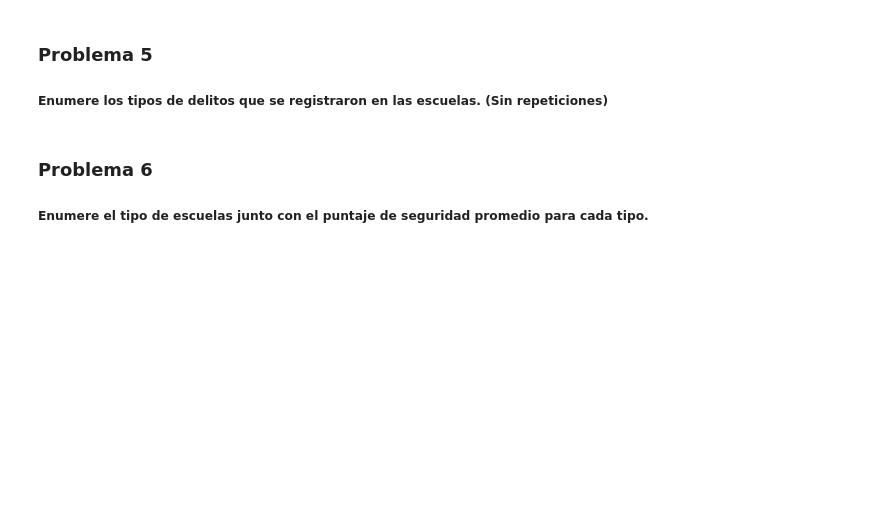
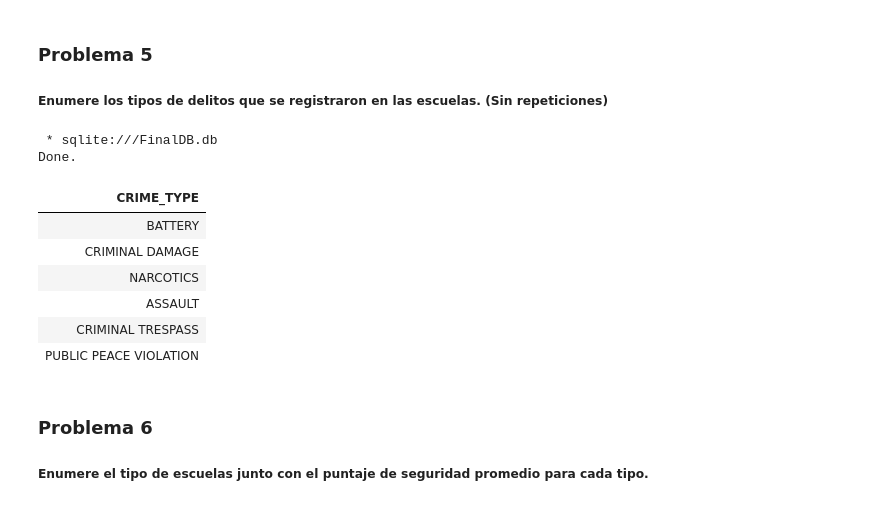
Before and after one commit to flavioaguirre/final_project_SQL_IBM, a Jupyter notebook: mod5-final-project-v2.ipynb, the cells around one changed output. Saved outputs shown, nothing was run; the diff lists cells and outputs as text; code cells hidden in the pictures; blank space fills up the shorter version.

```diff
--- a/mod5-final-project-v2.ipynb
+++ b/mod5-final-project-v2.ipynb
@@ -225,6 +242,20 @@ print(listado)
 ### Problema 5
 
 ##### Enumere los tipos de delitos que se registraron en las escuelas. (Sin repeticiones)
+# %%
+%%sql
+SELECT DISTINCT PRIMARY_TYPE AS CRIME_TYPE FROM chicago_crime_data
+WHERE LOCATION_DESCRIPTION LIKE'%SCHOOL%'
+# %% [output]
+ * sqlite:///FinalDB.db
+Done.
+| CRIME_TYPE |
+| BATTERY |
+| CRIMINAL DAMAGE |
+| NARCOTICS |
+| ASSAULT |
+| CRIMINAL TRESPASS |
+| PUBLIC PEACE VIOLATION |
 # %% [markdown]
 ### Problema 6
 
```
Also changed, not shown: parts of 9 cells of this notebook, 1 other file.
